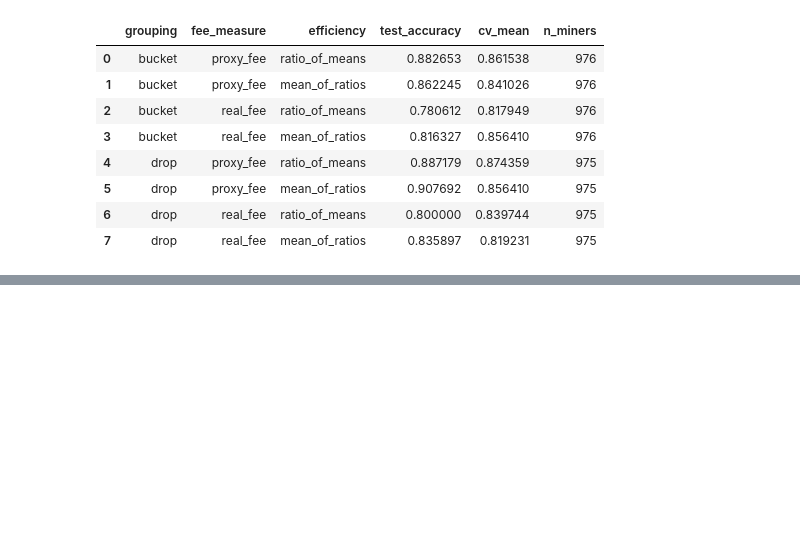
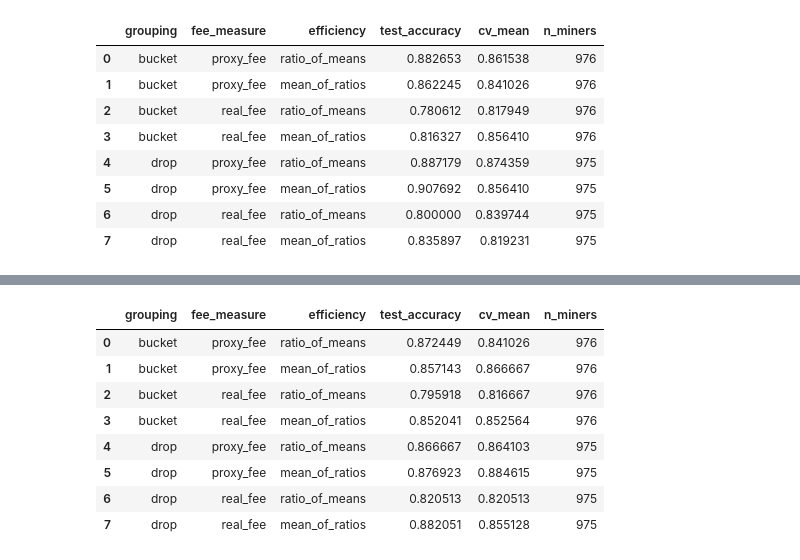
Before and after one commit to Kwokym111/poai_simulation, a Jupyter notebook: src/miner_attribution_preprocess.ipynb, the cells around one changed output, grey strips where cells are left out. Drawn from its saved outputs; the diff is of its cells as text; code cells hidden in the pictures; blank space fills up the shorter version.

```diff
--- a/src/miner_attribution_preprocess.ipynb
+++ b/src/miner_attribution_preprocess.ipynb
@@ -420,0 +509,24 @@ results_reduced_df
+# %%
+log_cols_map = {
+    'proxy_fee': ['blocks_mined', 'avg_fee_proxy', 'fee_volatility_proxy', 'difficulty', 'profitability_proxy', 'age'],
+    'real_fee': ['blocks_mined', 'avg_fee_real', 'fee_volatility_real', 'difficulty', 'profitability_real', 'age'],
+}
+
+print("=== Skew comparison: before vs after log1p ===\n")
+
+for grouping_name, miner_df in grouping_schemes.items():
+    for fee_name, feature_cols in feature_sets_reduced.items():
+        cols_to_log = log_cols_map[fee_name]
+
+        before = miner_df[cols_to_log].skew()
+
+        df_log = miner_df.copy()
+        df_log[cols_to_log] = np.log1p(df_log[cols_to_log])
+        after = df_log[cols_to_log].skew()
+
+        comparison = pd.DataFrame({'before_log1p': before, 'after_log1p': after})
+        comparison['change'] = comparison['after_log1p'] - comparison['before_log1p']
+
+        print(f"--- {grouping_name} / {fee_name} ---")
+        print(comparison.round(3))
+        print()
@@ -420,0 +551,31 @@ results_reduced_df
+# %%
+log_cols_map = {
+    'proxy_fee': ['blocks_mined', 'avg_fee_proxy', 'fee_volatility_proxy', 'difficulty', 'profitability_proxy', 'age'],
+    'real_fee': ['blocks_mined', 'avg_fee_real', 'fee_volatility_real', 'difficulty', 'profitability_real', 'age'],
+}
+
+results_log = []
+for grouping_name, miner_df in grouping_schemes.items():
+    for fee_name, feature_cols in feature_sets_reduced.items():
+        for eff_name, label_col in label_cols.items():
+            df_log = miner_df.copy()
+            cols_to_log = log_cols_map[fee_name]
+            df_log[cols_to_log] = np.log1p(df_log[cols_to_log])
+            test_acc, cv_mean = run_pipeline(df_log, feature_cols, label_col)
+            results_log.append({
+                'grouping': grouping_name, 'fee_measure': fee_name, 'efficiency': eff_name,
+                'test_accuracy': test_acc, 'cv_mean': cv_mean, 'n_miners': len(miner_df)
+            })
+
+results_log_df = pd.DataFrame(results_log)
+results_log_df
+# %% [output]
+|  | grouping | fee_measure | efficiency | test_accuracy | cv_mean | n_miners |
+| 0 | bucket | proxy_fee | ratio_of_means | 0.872449 | 0.841026 | 976 |
+| 1 | bucket | proxy_fee | mean_of_ratios | 0.857143 | 0.866667 | 976 |
+| 2 | bucket | real_fee | ratio_of_means | 0.795918 | 0.816667 | 976 |
+| 3 | bucket | real_fee | mean_of_ratios | 0.852041 | 0.852564 | 976 |
+| 4 | drop | proxy_fee | ratio_of_means | 0.866667 | 0.864103 | 975 |
+| 5 | drop | proxy_fee | mean_of_ratios | 0.876923 | 0.884615 | 975 |
+| 6 | drop | real_fee | ratio_of_means | 0.820513 | 0.820513 | 975 |
+| 7 | drop | real_fee | mean_of_ratios | 0.882051 | 0.855128 | 975 |
```
Also changed, not shown: parts of 13 cells of this notebook.
